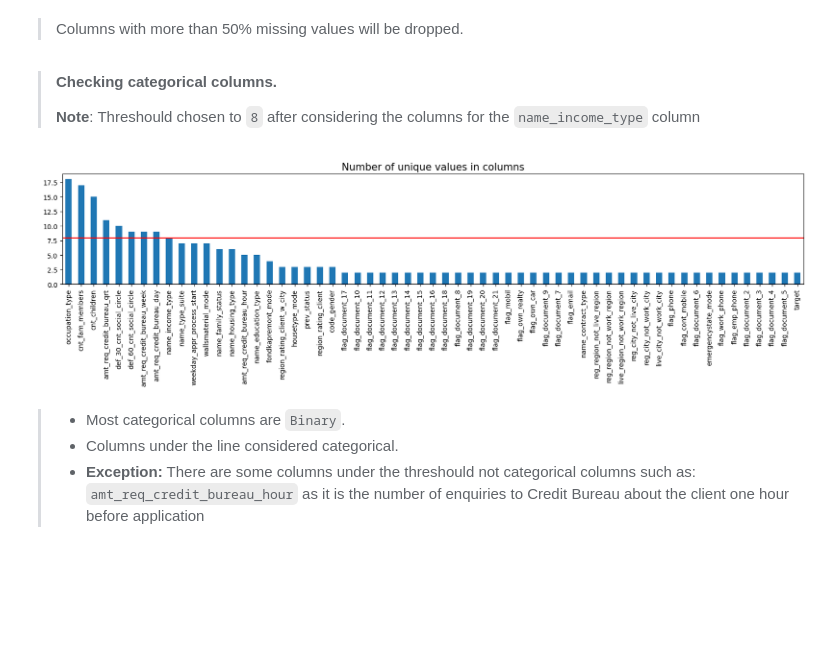
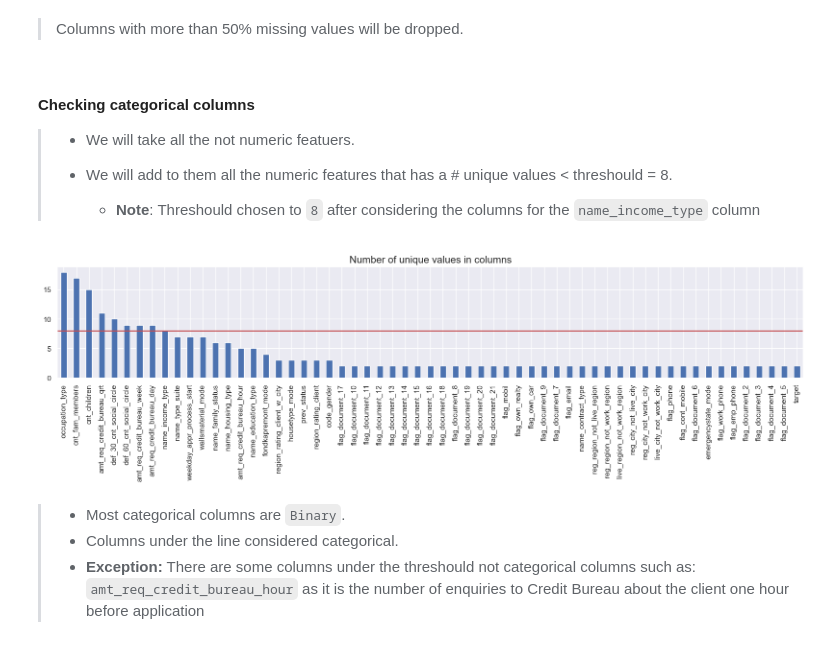
Before and after one commit to mo7amed7assan1911/Loan_Default_Study, a Jupyter notebook: Loan_Default_Study.ipynb, the cells around one changed output. Cells and saved outputs as stored; diff of their text form; code cells hidden in the pictures; blank space fills up the shorter version.

Commit message:
Finished EDA with only 38 columns remaining

```diff
--- a/Loan_Default_Study.ipynb
+++ b/Loan_Default_Study.ipynb
@@ -388,18 +396,22 @@ plt.ylabel('Percentage %', fontsize=10);
 # %% [markdown]
 > Columns with more than 50% missing values will be dropped.
 # %% [markdown]
-> **Checking categorical columns.**
+#### Checking categorical columns
 >
-> **Note**: Threshould chosen to `8` after considering the columns for the `name_income_type` column
+> * We will take all the not numeric featuers.
+>
+> * We will add to them all the numeric features that has a # unique values < threshould = 8.
+>
+>   * **Note**: Threshould chosen to `8` after considering the columns for the `name_income_type` column
 # %%
 threshould = 8
-suggested_categorical_columns = df.loc[:, (df.nunique() < 24)].nunique().sort_values(ascending=False)
+suggested_categorical_columns = df.loc[:, df.nunique() < 24].nunique().sort_values(ascending=False)
 
 suggested_categorical_columns.plot(kind='bar', figsize=(20, 3));
 plt.axhline(threshould, c='r', linewidth=2);
 plt.title('Number of unique values in columns', fontsize=15);
 # %% [output]
-[figure, old version]
+[figure, new version]
 # %% [markdown]
 > * Most categorical columns are `Binary`.
 > * Columns under the line considered categorical.
```
Also changed, not shown: parts of 117 cells of this notebook.
